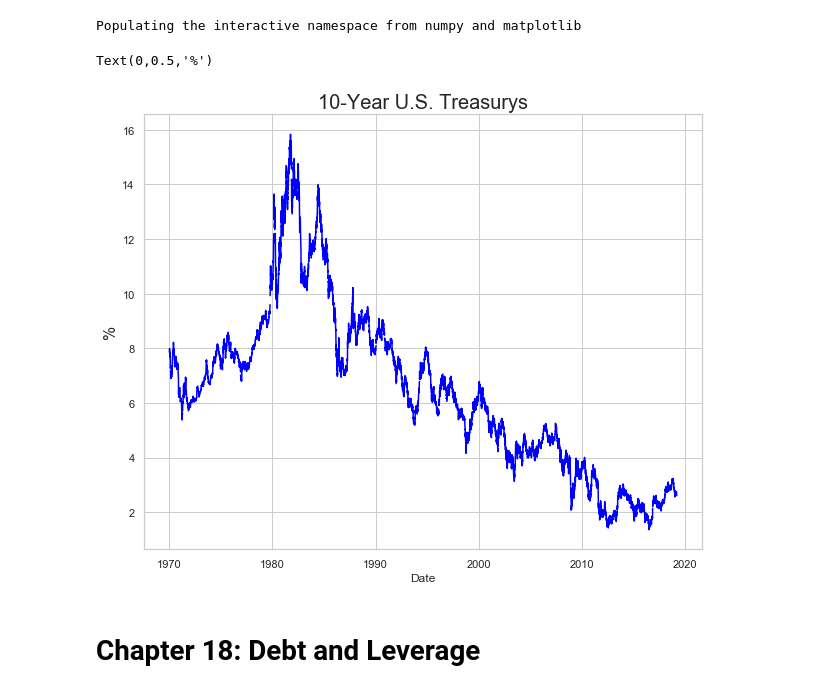
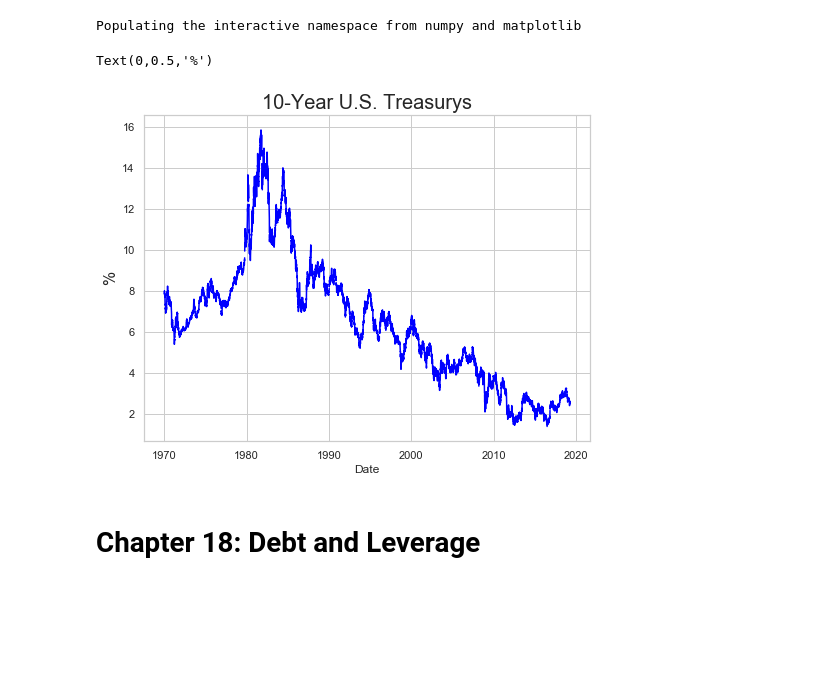
Before and after one commit to thsavage/REAL1-GC.1035, a Jupyter notebook: Notes.ipynb, the cells around one changed output. Cells and saved outputs as stored; diff of their text form; code cells hidden in the pictures; blank space fills up the shorter version.

```diff
--- a/Notes.ipynb
+++ b/Notes.ipynb
@@ -521,13 +525,13 @@ fred = Fred(api_key='30e6ecb242a73869e11cb35f6aa3afc3')
 
 ten_year = fred.get_series("DGS10", observation_start='1970-01-01')
 # %%
-ten_year.plot(color='blue', figsize=(10, 8))
+ten_year.plot(color='blue', figsize=(8, 6))
 plt.title('10-Year U.S. Treasurys', fontsize=20)
 plt.xlabel('Date')
 plt.ylabel('%', fontsize=16)
 # %% [output]
 Text(0,0.5,'%')
-[figure, old version]
+[figure, new version]
 # %% [markdown]
 # Chapter 18: Debt and Leverage
 # %% [markdown]
```
Also changed, not shown: parts of 33 cells of this notebook.
